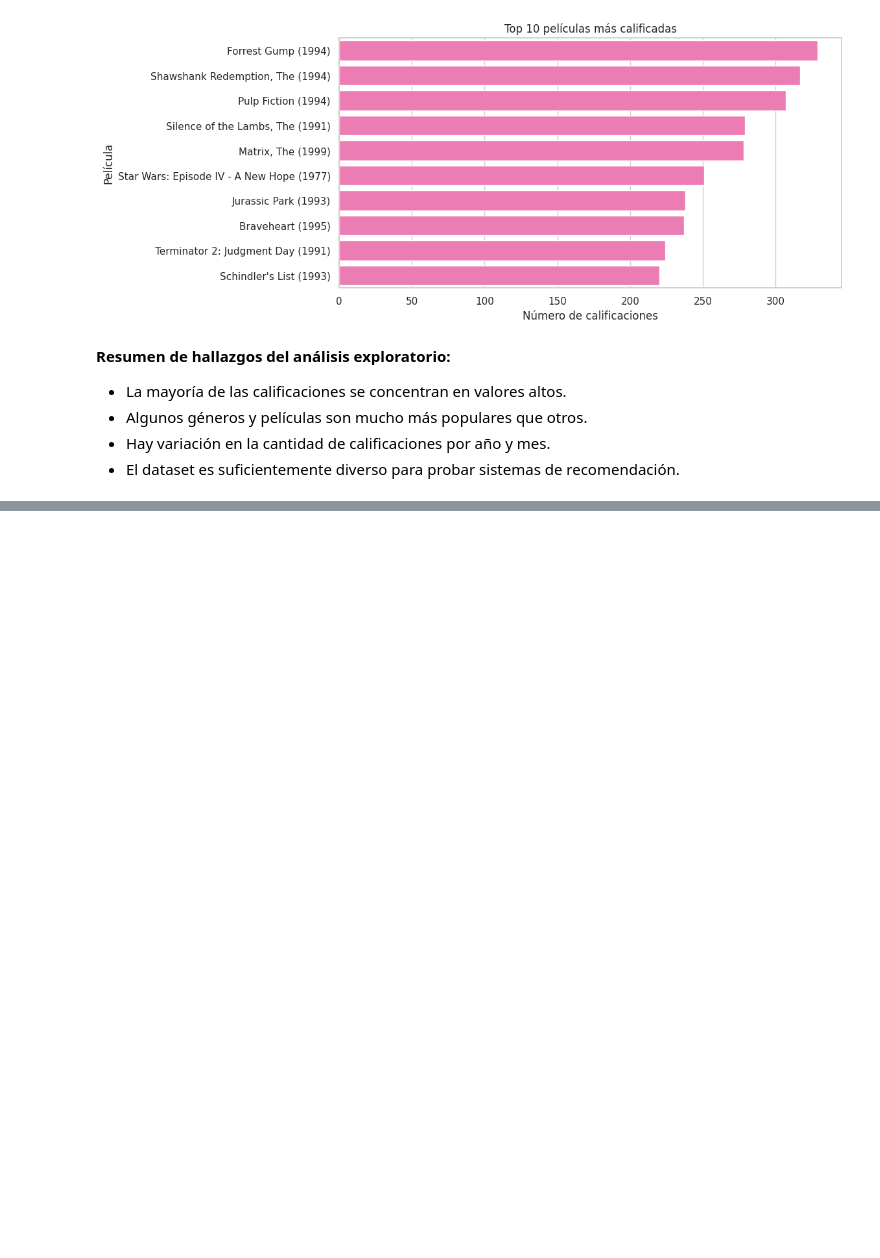
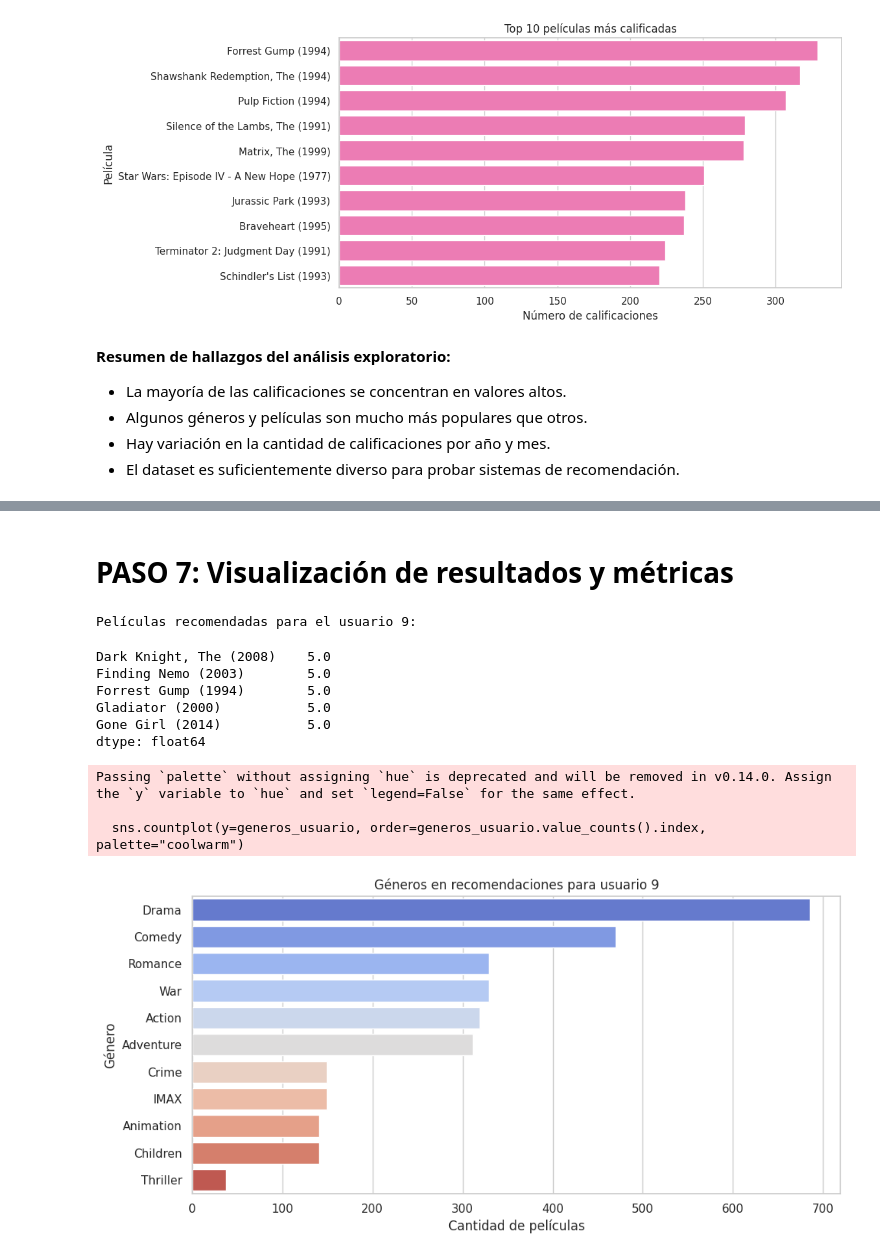
Before and after one commit to StephMonjaraz/multidomain-data-analysis, a Jupyter notebook: notebooks/04_recomendacion_peliculas.ipynb, the cells around one changed output, grey strips where cells are left out. Cells and saved outputs as stored; diff of their text form; code cells hidden in the pictures; blank space fills up the shorter version.

```diff
--- a/notebooks/04_recomendacion_peliculas.ipynb
+++ b/notebooks/04_recomendacion_peliculas.ipynb
@@ -600,0 +623,13 @@ Número de usuarios únicos: 610
+# %%
+from scipy.sparse import csr_matrix
+
+# Crear matriz usuario-película con ratings
+matriz_ratings = df.pivot_table(index='userId', columns='title', values='rating')
+
+# Rellenar valores nulos con 0 para poder usar similitud coseno
+matriz_ratings_llena = matriz_ratings.fillna(0)
+
+# Convertir matriz a formato disperso para eficiencia en cálculos
+matriz_sparse = csr_matrix(matriz_ratings_llena.values)
+
+print("Preprocesamiento técnico completo: matriz lista para modelo.")
@@ -600,0 +640,8 @@ Número de usuarios únicos: 610
+# %%
+from sklearn.neighbors import NearestNeighbors
+
+# Inicializar y entrenar modelo KNN basado en distancia coseno
+knn_model = NearestNeighbors(metric='cosine', algorithm='brute')
+knn_model.fit(matriz_sparse)
+
+print("Modelo KNN entrenado.")
@@ -600,0 +704,35 @@ Número de usuarios únicos: 610
+# %% [markdown]
+#  PASO 7: Visualización de resultados y métricas
+# %%
+import matplotlib.pyplot as plt
+import seaborn as sns
+
+# Visualizar películas recomendadas para un usuario de ejemplo
+usuario_objetivo = 9
+recomendaciones = obtener_recomendaciones_knn(usuario_objetivo, knn_model, matriz_ratings_llena, matriz_sparse, top_n=5)
+
+print(f"Películas recomendadas para el usuario {usuario_objetivo}:")
+display(recomendaciones)
+
+# Gráfico de distribución de géneros en recomendaciones
+generos_usuario = df[df['title'].isin(recomendaciones.index)]['genres'].str.split('|').explode()
+
+plt.figure(figsize=(10,5))
+sns.countplot(y=generos_usuario, order=generos_usuario.value_counts().index, palette="coolwarm")
+plt.title(f"Géneros en recomendaciones para usuario {usuario_objetivo}")
+plt.xlabel("Cantidad de películas")
+plt.ylabel("Género")
+plt.tight_layout()
+plt.show()
+# %% [output]
+Películas recomendadas para el usuario 9:
+Dark Knight, The (2008)    5.0
+Finding Nemo (2003)        5.0
+Forrest Gump (1994)        5.0
+Gladiator (2000)           5.0
+Gone Girl (2014)           5.0
+dtype: float64
+Passing `palette` without assigning `hue` is deprecated and will be removed in v0.14.0. Assign the `y` variable to `hue` and set `legend=False` for the same effect.
+
+  sns.countplot(y=generos_usuario, order=generos_usuario.value_counts().index, palette="coolwarm")
+[figure, added]
```
Also changed, not shown: parts of 11 cells of this notebook.
